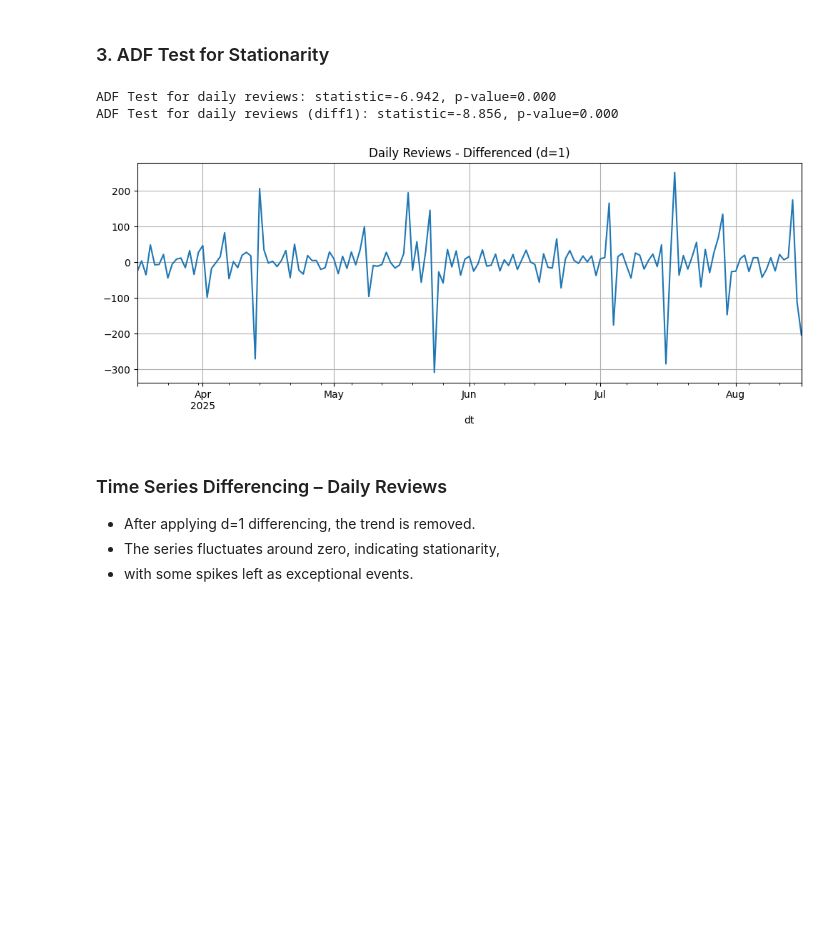
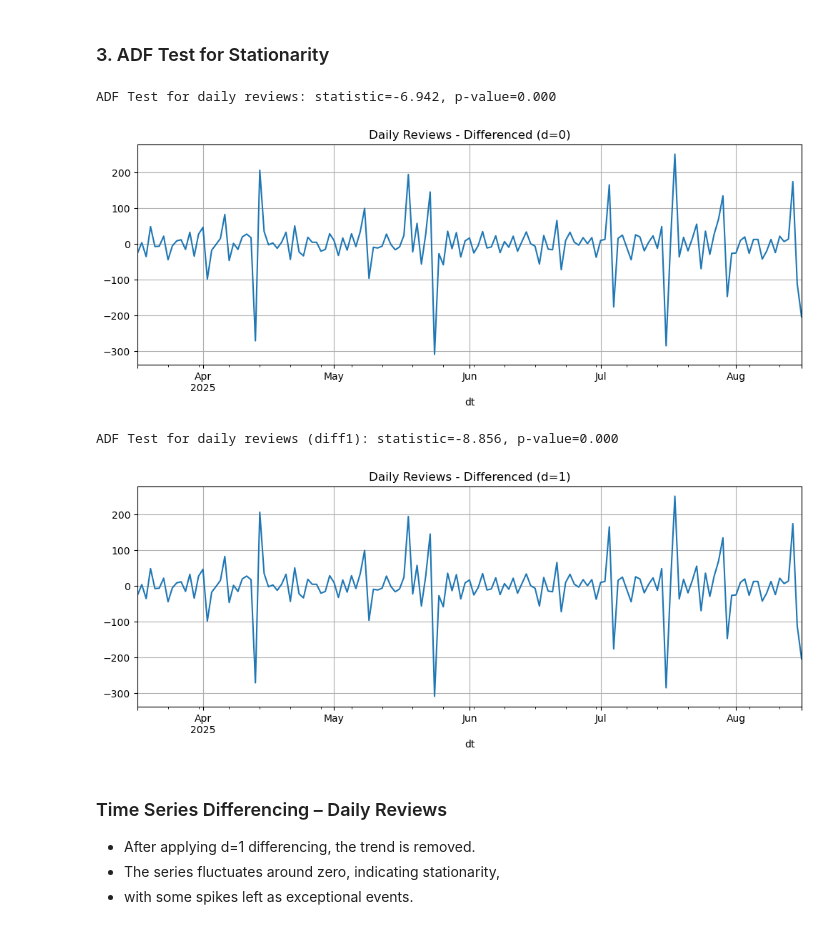
Before and after one commit to lior-benjman/DataSC-Essences, a Jupyter notebook: steam_full_pipeline.ipynb, the cells around one changed output. Saved outputs shown, nothing was run; the diff lists cells and outputs as text; code cells hidden in the pictures; blank space fills up the shorter version.

```diff
--- a/steam_full_pipeline.ipynb
+++ b/steam_full_pipeline.ipynb
@@ -728,25 +711,31 @@ plt.show()
 * Residuals: remaining noise and outliers not explained by trend or seasonality — representing exceptional events.
 # %% [markdown]
 ### 3. ADF Test for Stationarity
-# %%
-def adf_test(series, name=""):
-    result = adfuller(series)
-    print(f"ADF Test for {name}: statistic={result[0]:.3f}, p-value={result[1]:.3f}")
-
-adf_test(daily, "daily reviews")
-
-# אם p>0.05 → נוסיף הבדלה
-daily_diff = daily.diff().dropna()
-adf_test(daily_diff, "daily reviews (diff1)")
-
-plt.figure(figsize=(12,4))
-daily_diff.plot(title="Daily Reviews - Differenced (d=1)")
-plt.grid(True)
-plt.show()
-# %% [output]
-ADF Test for daily reviews: statistic=-6.942, p-value=0.000
-ADF Test for daily reviews (diff1): statistic=-8.856, p-value=0.000
-[figure, removed]
+# %%
+def adf_test(series, name=""):
+    result = adfuller(series)
+    print(f"ADF Test for {name}: statistic={result[0]:.3f}, p-value={result[1]:.3f}")
+
+adf_test(daily, "daily reviews")
+
+plt.figure(figsize=(12,4))
+daily_diff.plot(title="Daily Reviews - Differenced (d=0)")
+plt.grid(True)
+plt.show()
+
+# נוסיף הבדלה → אם p<0.05
+daily_diff = daily.diff().dropna()
+adf_test(daily_diff, "daily reviews (diff1)")
+
+plt.figure(figsize=(12,4))
+daily_diff.plot(title="Daily Reviews - Differenced (d=1)")
+plt.grid(True)
+plt.show()
+# %% [output]
+ADF Test for daily reviews: statistic=-6.942, p-value=0.000
+[figure, added]
+ADF Test for daily reviews (diff1): statistic=-8.856, p-value=0.000
+[figure, added]
 # %% [markdown]
 ### Time Series Differencing – Daily Reviews
 - After applying d=1 differencing, the trend is removed.
```
Also changed, not shown: parts of 7 cells of this notebook.
